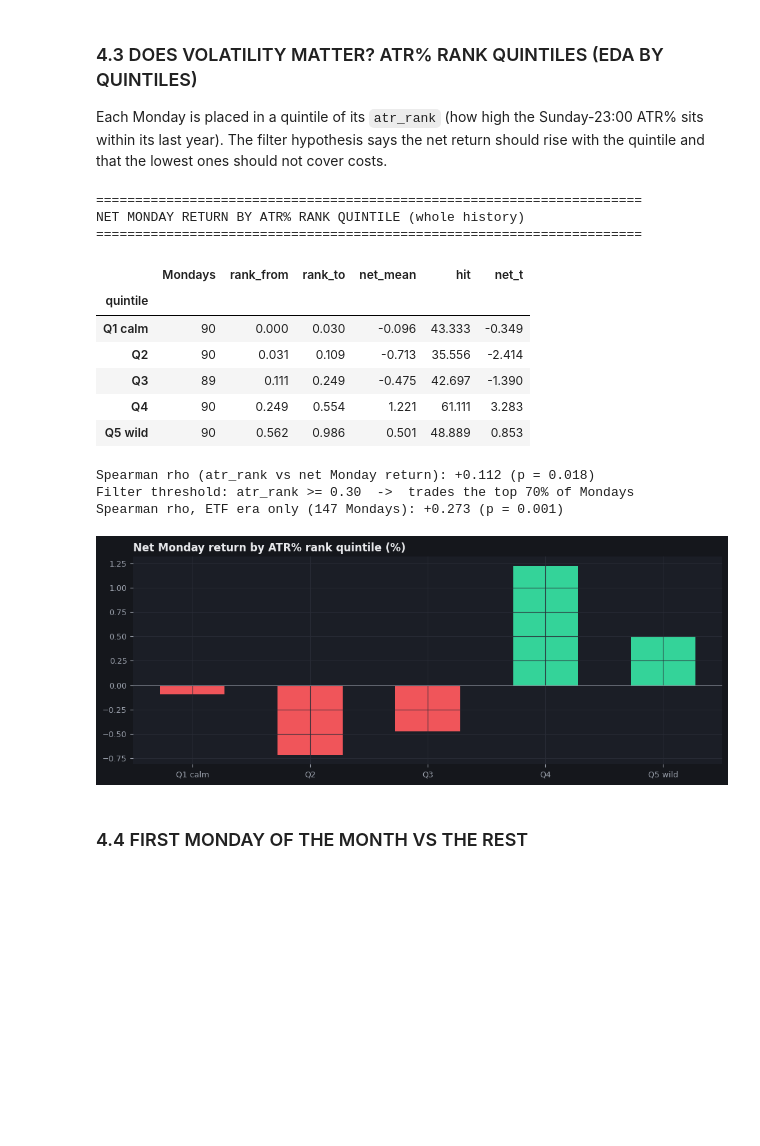
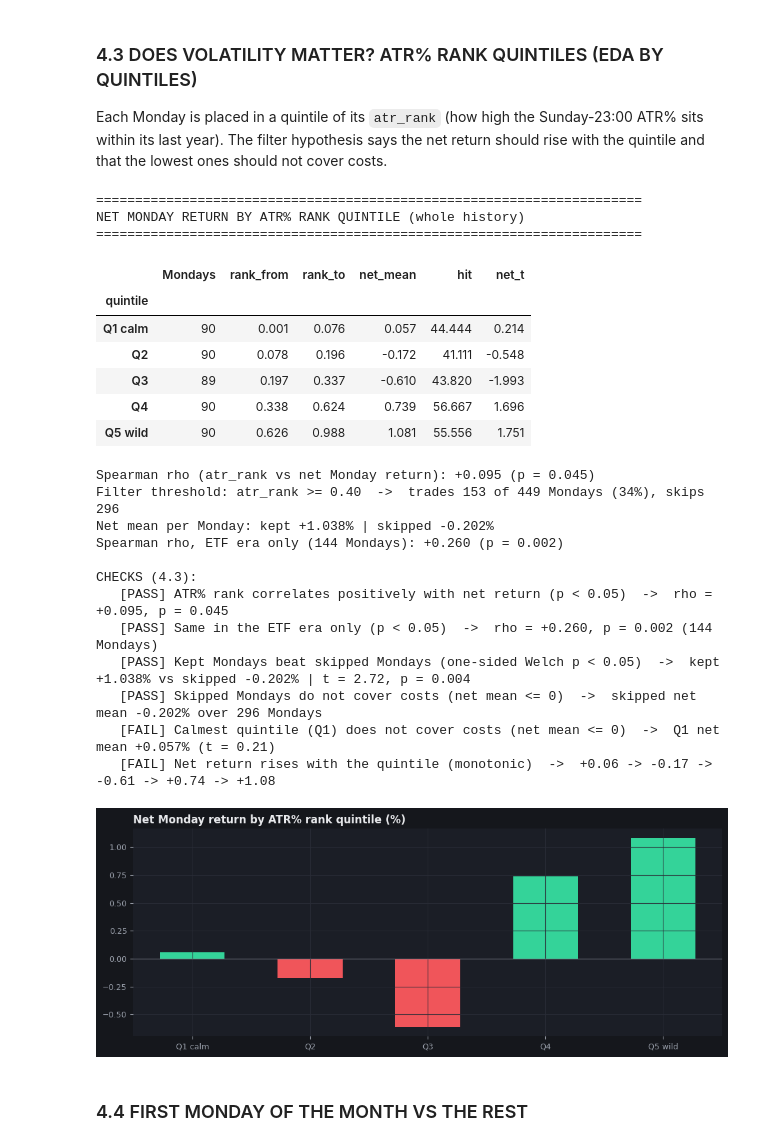
Before and after one commit to Andres-GP/Alphaca-Capital-Research, a Jupyter notebook: research_development/02_strategy_development/Monday_Effect/01_Monday_Effect_Hypothesis_Definition.ipynb, the cells around one changed output. Drawn from its saved outputs; the diff is of its cells as text; code cells hidden in the pictures; blank space fills up the shorter version.

Commit message:
implemented monday effect edge for axi standards on research

```diff
--- a/research_development/02_strategy_development/Monday_Effect/01_Monday_Effect_Hypothesis_Definition.ipynb
+++ b/research_development/02_strategy_development/Monday_Effect/01_Monday_Effect_Hypothesis_Definition.ipynb
@@ -33,3 +31,7 @@ VARIANT = "v1_btcusdt"  # only base variants here; see variants/*.yaml
+# %%
+VARIANT = "v1_btcusd"
+HARD_LIMIT = 0.09
+CAPITAL = 10_000.0
 # %% [markdown]
 ## 2. IMPORTS AND CONFIG
 # %%
@@ -152,5 +199,6 @@ The four claims of section 1.1, checked on the data before any backtest. **Gross
 # %%
 ERAS = {"Retail (2017-19)": (2017, 2019), "Institutional (2020-23)": (2020, 2023), "ETF (2024+)": (2024, 2100)}
+ERA_R, ERA_I, ERA_E = list(ERAS)
 def era_of(y):
     return next(k for k, (a, b) in ERAS.items() if a <= y <= b)
 
@@ -173,6 +221,19 @@ print("AVERAGE DAILY RETURN BY DAY OF WEEK AND ERA (%, gross, open-to-open UTC)"
 print("=" * 70)
 display(dow_tbl.round(3))
 print("Best day of the week per era:", {c: dow_tbl[c].idxmax() for c in dow_tbl.columns})
+
+# ---- PASS / FAIL ----
+print("\nCHECKS (4.1):")
+mon_ret, oth_ret = eda.loc[eda["dow"] == 0, "ret"], eda.loc[eda["dow"] != 0, "ret"]
+t_mon, p_mon = stats.ttest_ind(mon_ret, oth_ret, equal_var=False, alternative="greater")
+check("4.1 Day of week", "Monday mean return > 0 in every era", (dow_tbl.loc["Mon", list(ERAS)] > 0).all(),
+      "; ".join(f"{e}: {dow_tbl.loc['Mon', e]:+.3f}%" for e in ERAS))
+check("4.1 Day of week", "Monday is the best weekday over the whole history", dow_tbl["All"].idxmax() == "Mon",
+      f"best = {dow_tbl['All'].idxmax()} ({dow_tbl['All'].max():+.3f}%)")
+check("4.1 Day of week", "Monday is the best weekday in the ETF era", dow_tbl[ERA_E].idxmax() == "Mon",
+      f"best = {dow_tbl[ERA_E].idxmax()} ({dow_tbl[ERA_E].max():+.3f}%)")
+check("4.1 Day of week", f"Monday beats the other weekdays (one-sided Welch p < {ALPHA:g})", p_mon < ALPHA,
+      f"Monday {mon_ret.mean():+.3f}% vs others {oth_ret.mean():+.3f}% | t = {t_mon:.2f}, p = {p_mon:.3f}")
 # %% [output]
 ======================================================================
 AVERAGE DAILY RETURN BY DAY OF WEEK AND ERA (%, gross, open-to-open UTC)
@@ -232,44 +321,77 @@ print("=" * 70)
 print("NET MONDAY RETURN BY ATR% RANK QUINTILE (whole history)")
 print("=" * 70)
 display(qt.round(3))
 print(f"Spearman rho (atr_rank vs net Monday return): {rho:+.3f} (p = {p_rho:.3f})")
-print(f"Filter threshold: atr_rank >= {ATR_PCTL/100:.2f}  ->  trades the top {100 - ATR_PCTL:g}% of Mondays")
+
+# What the filter really does: rank >= P/100 is NOT "the top (100-P)% of Mondays" (Sunday-23:00 ranks are not uniform)
+kept = q.loc[q["atr_rank"] >= ATR_PCTL / 100, "pnl"]
+skipped = q.loc[q["atr_rank"] < ATR_PCTL / 100, "pnl"]
+print(f"Filter threshold: atr_rank >= {ATR_PCTL/100:.2f}  ->  trades {len(kept)} of {len(q)} Mondays ({len(kept)/len(q):.0%}), skips {len(skipped)}")
+print(f"Net mean per Monday: kept {kept.mean():+.3f}% | skipped {skipped.mean():+.3f}%")
 
 # same table inside the ETF era only (is the volatility effect era-specific?)
-q_etf = q[q["era"] == "ETF (2024+)"]
+q_etf = q[q["era"] == ERA_E]
 if len(q_etf) >= 25:
     rho_e, p_e = stats.spearmanr(q_etf["atr_rank"], q_etf["pnl"])
     print(f"Spearman rho, ETF era only ({len(q_etf)} Mondays): {rho_e:+.3f} (p = {p_e:.3f})")
+
+# ---- PASS / FAIL ----
+print("\nCHECKS (4.3):")
+t_ks, p_ks = stats.ttest_ind(kept, skipped, equal_var=False, alternative="greater")
+check("4.3 Volatility", f"ATR% rank correlates positively with net return (p < {ALPHA:g})", rho > 0 and p_rho < ALPHA,
+      f"rho = {rho:+.3f}, p = {p_rho:.3f}")
+if len(q_etf) >= 25:
+    check("4.3 Volatility", f"Same in the ETF era only (p < {ALPHA:g})", rho_e > 0 and p_e < ALPHA,
+          f"rho = {rho_e:+.3f}, p = {p_e:.3f} ({len(q_etf)} Mondays)")
+else:
+    check("4.3 Volatility", "Same in the ETF era only", None, f"only {len(q_etf)} ETF-era Mondays")
+check("4.3 Volatility", f"Kept Mondays beat skipped Mondays (one-sided Welch p < {ALPHA:g})", kept.mean() > skipped.mean() and p_ks < ALPHA,
+      f"kept {kept.mean():+.3f}% vs skipped {skipped.mean():+.3f}% | t = {t_ks:.2f}, p = {p_ks:.3f}")
+check("4.3 Volatility", "Skipped Mondays do not cover costs (net mean <= 0)", skipped.mean() <= 0,
+      f"skipped net mean {skipped.mean():+.3f}% over {len(skipped)} Mondays")
+check("4.3 Volatility", "Calmest quintile (Q1) does not cover costs (net mean <= 0)", qt["net_mean"].iloc[0] <= 0,
+      f"Q1 net mean {qt['net_mean'].iloc[0]:+.3f}% (t = {qt['net_t'].iloc[0]:.2f})")
+check("4.3 Volatility", "Net return rises with the quintile (monotonic)", qt["net_mean"].is_monotonic_increasing,
+      " -> ".join(f"{v:+.2f}" for v in qt["net_mean"]))
 
 BG, PANEL, GRIDC, TXT, SUB, GREEN, RED, ORANGE = "#15171c", "#1b1e26", "#2a2d37", "#e8e9ec", "#9aa0ab", "#34d399", "#f0555a", "#f5a524"
 def dark_ax(ax):
     ax.set_facecolor(PANEL); ax.grid(True, color=GRIDC, lw=0.8, alpha=0.9)
     for s in ax.spines.values():
         s.set_visible(False)
     ax.tick_params(colors=SUB, labelsize=9)
 
 fig, ax = plt.subplots(figsize=(10, 4), facecolor=BG)
 dark_ax(ax)
 ax.bar(range(len(qt)), qt["net_mean"], color=[GREEN if v > 0 else RED for v in qt["net_mean"]], width=0.55)
 ax.axhline(0, color=SUB, lw=0.6)
 ax.set_xticks(range(len(qt))); ax.set_xticklabels(qt.index, color=SUB)
 ax.set_title("Net Monday return by ATR% rank quintile (%)", color=TXT, fontweight="bold", loc="left")
 plt.tight_layout(); plt.show()
 # %% [output]
 ======================================================================
 NET MONDAY RETURN BY ATR% RANK QUINTILE (whole history)
 ======================================================================
 |  | Mondays | rank_from | rank_to | net_mean | hit | net_t |
 | quintile |  |  |  |  |  |  |
-| Q1 calm | 90 | 0.000 | 0.030 | -0.096 | 43.333 | -0.349 |
-| Q2 | 90 | 0.031 | 0.109 | -0.713 | 35.556 | -2.414 |
-| Q3 | 89 | 0.111 | 0.249 | -0.475 | 42.697 | -1.390 |
-| Q4 | 90 | 0.249 | 0.554 | 1.221 | 61.111 | 3.283 |
-| Q5 wild | 90 | 0.562 | 0.986 | 0.501 | 48.889 | 0.853 |
+| Q1 calm | 90 | 0.001 | 0.076 | 0.057 | 44.444 | 0.214 |
+| Q2 | 90 | 0.078 | 0.196 | -0.172 | 41.111 | -0.548 |
+| Q3 | 89 | 0.197 | 0.337 | -0.610 | 43.820 | -1.993 |
+| Q4 | 90 | 0.338 | 0.624 | 0.739 | 56.667 | 1.696 |
+| Q5 wild | 90 | 0.626 | 0.988 | 1.081 | 55.556 | 1.751 |
-Spearman rho (atr_rank vs net Monday return): +0.112 (p = 0.018)
-Filter threshold: atr_rank >= 0.30  ->  trades the top 70% of Mondays
-Spearman rho, ETF era only (147 Mondays): +0.273 (p = 0.001)
+Spearman rho (atr_rank vs net Monday return): +0.095 (p = 0.045)
+Filter threshold: atr_rank >= 0.40  ->  trades 153 of 449 Mondays (34%), skips 296
+Net mean per Monday: kept +1.038% | skipped -0.202%
+Spearman rho, ETF era only (144 Mondays): +0.260 (p = 0.002)
+
+CHECKS (4.3):
+   [PASS] ATR% rank correlates positively with net return (p < 0.05)  ->  rho = +0.095, p = 0.045
+   [PASS] Same in the ETF era only (p < 0.05)  ->  rho = +0.260, p = 0.002 (144 Mondays)
+   [PASS] Kept Mondays beat skipped Mondays (one-sided Welch p < 0.05)  ->  kept +1.038% vs skipped -0.202% | t = 2.72, p = 0.004
+   [PASS] Skipped Mondays do not cover costs (net mean <= 0)  ->  skipped net mean -0.202% over 296 Mondays
+   [FAIL] Calmest quintile (Q1) does not cover costs (net mean <= 0)  ->  Q1 net mean +0.057% (t = 0.21)
+   [FAIL] Net return rises with the quintile (monotonic)  ->  +0.06 -> -0.17 -> -0.61 -> +0.74 -> +1.08
-[figure, old version]
+[figure, new version]
 # %% [markdown]
 ### 4.4 FIRST MONDAY OF THE MONTH VS THE REST
 # %%
```
Also changed, not shown: parts of 20 cells of this notebook, 10 other files.
